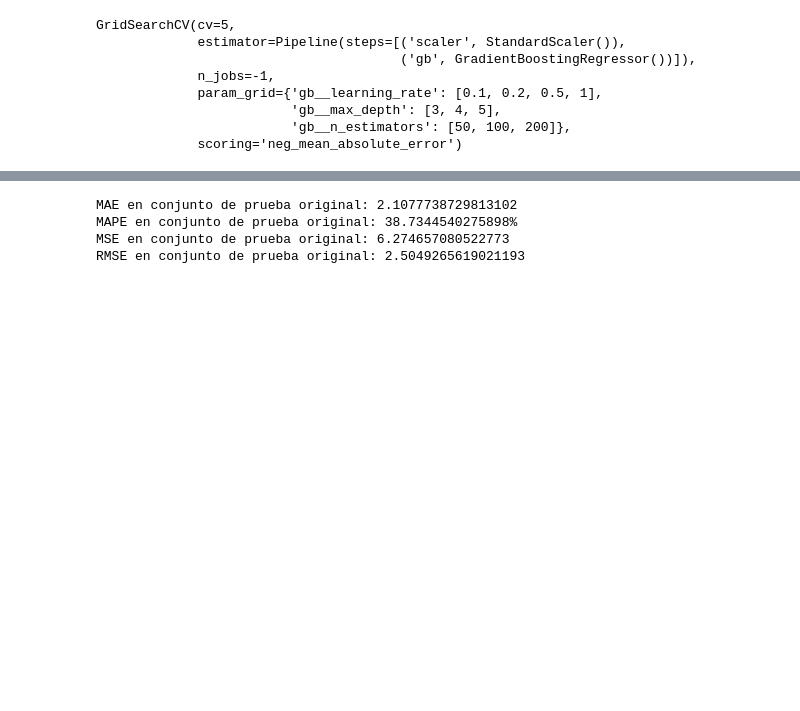
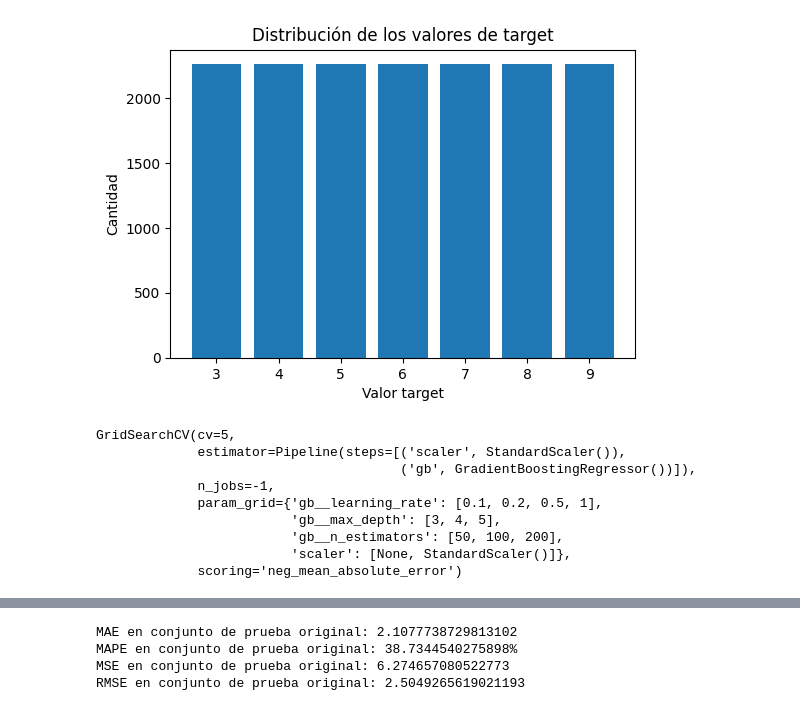
Before and after one commit to miguelrm81/Proyecto_ML-_Vinos, a Jupyter notebook: proyecto_vinos_calidad_ML/notebooks/pruebas/prueba4.ipynb, the cells around one changed output, grey strips where cells are left out. Drawn from its saved outputs; the diff is of its cells as text; code cells hidden in the pictures; blank space fills up the shorter version.

```diff
--- a/proyecto_vinos_calidad_ML/notebooks/pruebas/prueba4.ipynb
+++ b/proyecto_vinos_calidad_ML/notebooks/pruebas/prueba4.ipynb
@@ -58,5 +79,14 @@ oversampler = RandomOverSampler(random_state=42)
 
 X_resampled, y_resampled = oversampler.fit_resample(X, y)
+# %%
+plt.figure(figsize=(6, 4))
+plt.bar(y_resampled.value_counts().index,y_resampled.value_counts())
+plt.xlabel('Valor target')
+plt.ylabel('Cantidad')
+plt.title('Distribución de los valores de target')
+plt.show()
+# %% [output]
+[figure, added]
 # %%
 from sklearn.ensemble import GradientBoostingRegressor
 pipe2 = Pipeline([
@@ -65,6 +95,7 @@ pipe2 = Pipeline([
 ])
 
 param2 = {
+    'scaler' : [None, StandardScaler()],
     'gb__n_estimators': [50, 100, 200],
     'gb__learning_rate': [0.1, 0.2, 0.5, 1],
     'gb__max_depth': [3, 4, 5]
@@ -80,7 +111,8 @@ GridSearchCV(cv=5,
              n_jobs=-1,
              param_grid={'gb__learning_rate': [0.1, 0.2, 0.5, 1],
                          'gb__max_depth': [3, 4, 5],
-                         'gb__n_estimators': [50, 100, 200]},
+                         'gb__n_estimators': [50, 100, 200],
+                         'scaler': [None, StandardScaler()]},
              scoring='neg_mean_absolute_error')
 # %%
 best_model2 = gb_gs.best_estimator_
```
Also changed, not shown: parts of 56 cells of this notebook, 2 other files.
